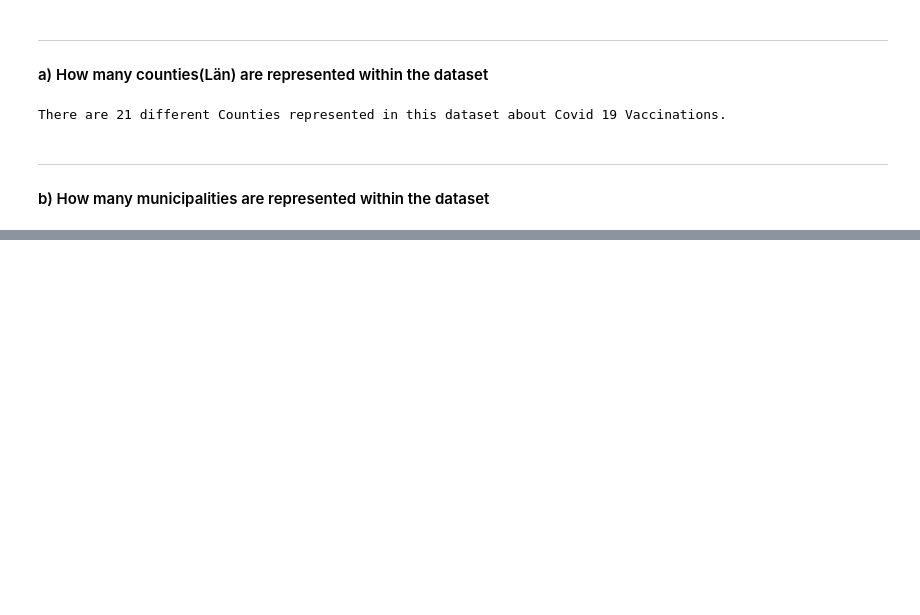
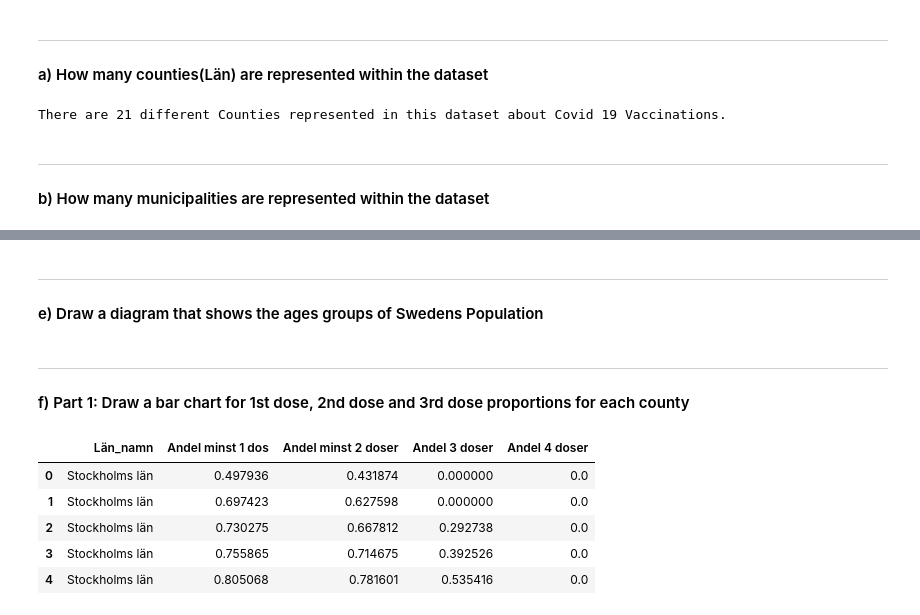
Before and after one commit to SCGlass/Data-Processing-Sam-Glass, a Jupyter notebook: Lab_Covid/Lab_exercise_2.ipynb, the cells around one changed output, grey strips where cells are left out. Saved outputs shown, nothing was run; the diff lists cells and outputs as text; code cells hidden in the pictures; blank space fills up the shorter version.

```diff
--- a/Lab_Covid/Lab_exercise_2.ipynb
+++ b/Lab_Covid/Lab_exercise_2.ipynb
@@ -67,0 +133,3 @@ There are 290 different Counties in this dataset about Covid 19 Vaccinations
+# %% [markdown]
+----
+#### e) Draw a diagram that shows the ages groups of Swedens Population
@@ -67,0 +148,15 @@ There are 290 different Counties in this dataset about Covid 19 Vaccinations
+# %% [markdown]
+----
+#### f) Part 1: Draw a bar chart for 1st dose, 2nd dose and 3rd dose proportions for each county
+# %%
+# First creating a dataframe that has the relative columns i need for the next two questions
+df_grouped = df_covid_vaccine[["Län_namn","Andel minst 1 dos","Andel minst 2 doser","Andel 3 doser","Andel 4 doser"]]
+df_grouped = df_grouped.fillna(0) # fixes NaN value to zero so average can be counted correctly
+df_grouped.head()
+# %% [output]
+|  | Län_namn | Andel minst 1 dos | Andel minst 2 doser | Andel 3 doser | Andel 4 doser |
+| 0 | Stockholms län | 0.497936 | 0.431874 | 0.000000 | 0.0 |
+| 1 | Stockholms län | 0.697423 | 0.627598 | 0.000000 | 0.0 |
+| 2 | Stockholms län | 0.730275 | 0.667812 | 0.292738 | 0.0 |
+| 3 | Stockholms län | 0.755865 | 0.714675 | 0.392526 | 0.0 |
+| 4 | Stockholms län | 0.805068 | 0.781601 | 0.535416 | 0.0 |
```
Also changed, not shown: parts of 13 cells of this notebook, 3 other files.
